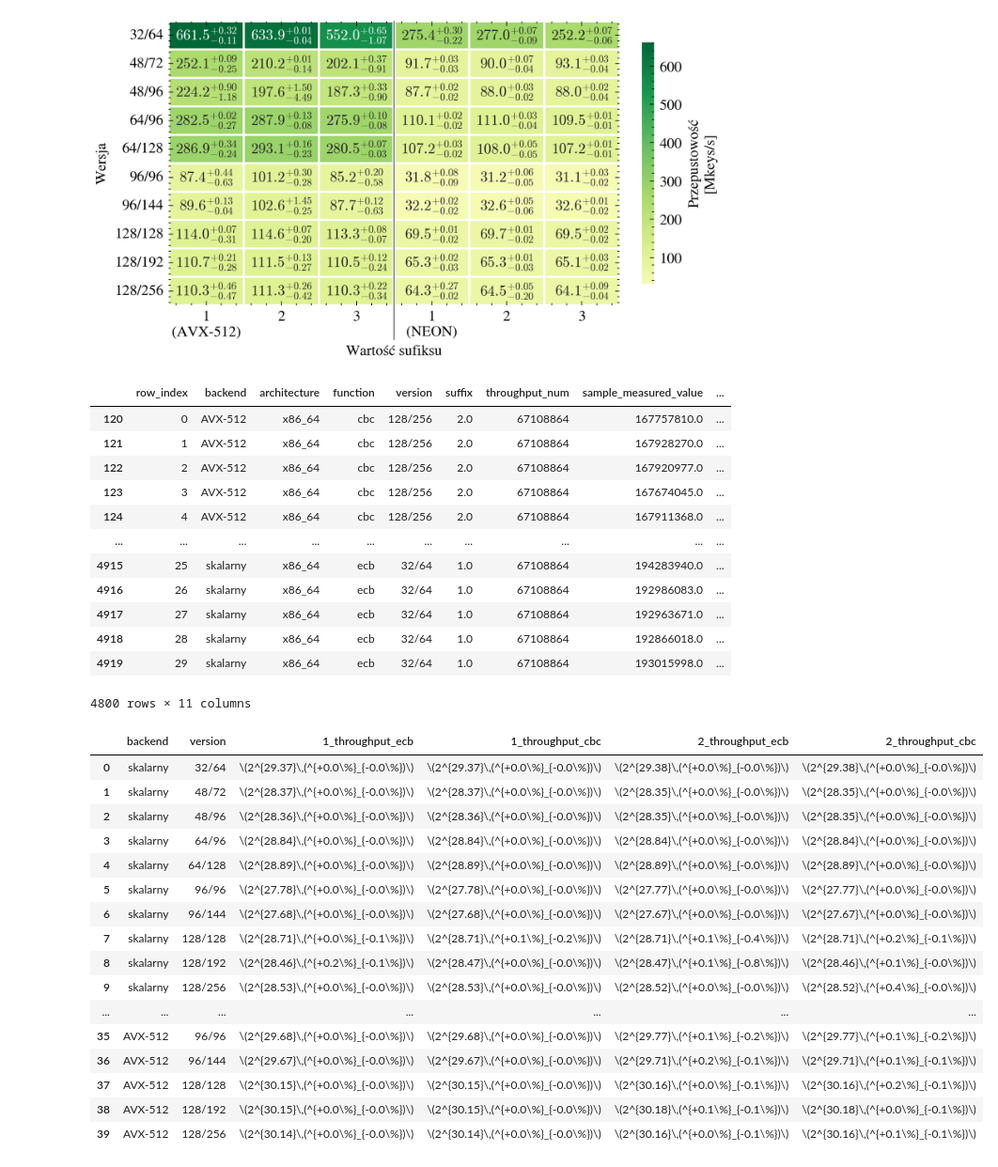
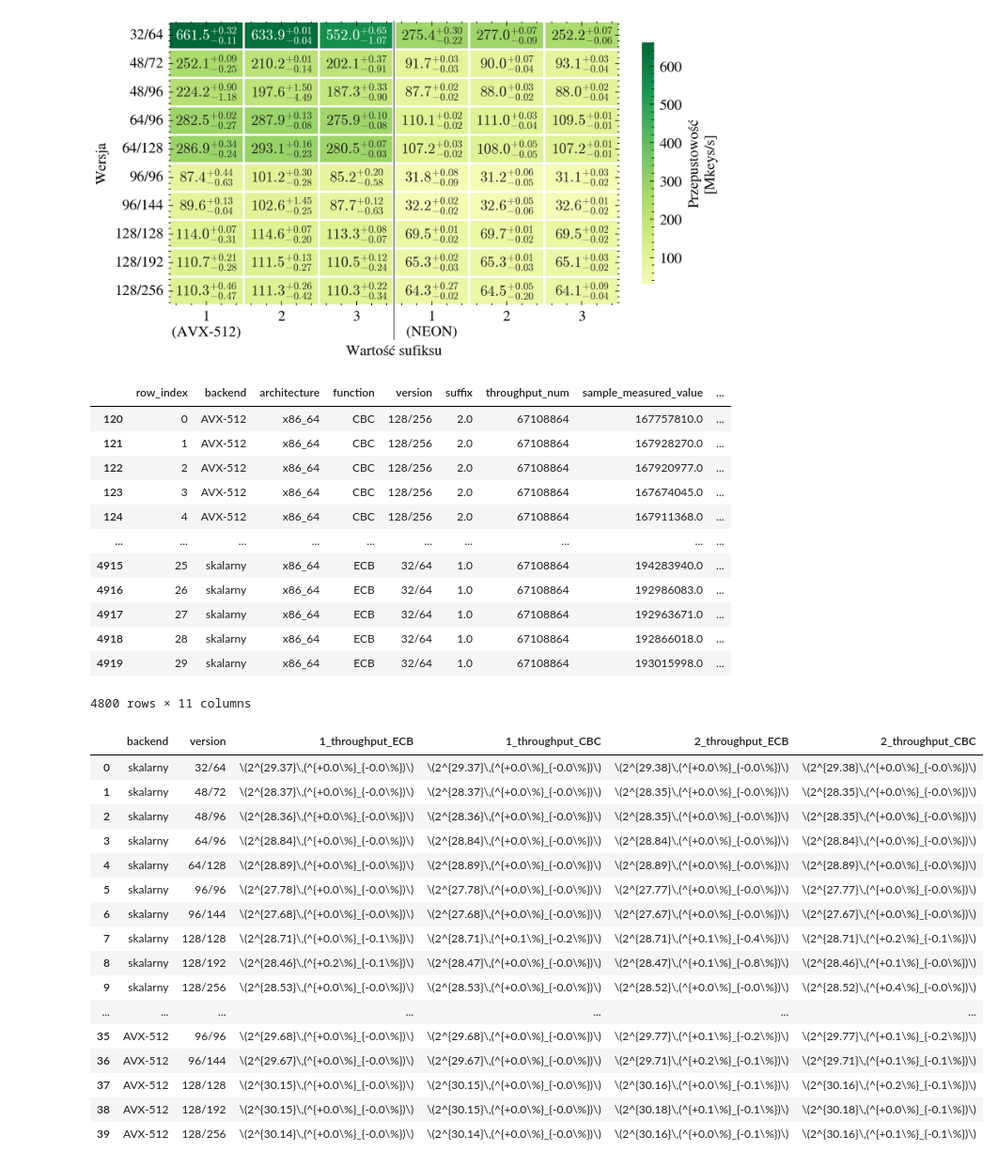
Before and after one commit to jan-chojnacki/SpeckProbe, a Jupyter notebook: analysis/notebooks/criterion.ipynb, the cells around one changed output. Shown at 94% size. Cells and saved outputs as stored; diff of their text form; code cells hidden in the pictures.

```diff
--- a/analysis/notebooks/criterion.ipynb
+++ b/analysis/notebooks/criterion.ipynb
@@ -43,6 +43,7 @@ BACKEND_MAP = {'scalar': 'skalarny', 'sse2': 'SSE2', 'avx2': 'AVX2',
                'avx512': 'AVX-512', 'neon': 'NEON'}
 FUNCTION_MAP = {'decrypt': 'deszyfrowanie', 'encrypt': 'szyfrowanie',
                 'encrypt_inflight': 'szyfrowanie w locie'}
+MODE_MAP = {'ecb': 'ECB', 'cbc': 'CBC'}
 
 version_order = ['32/64', '48/72', '48/96', '64/96', '64/128',
                  '96/96', '96/144', '128/128', '128/192', '128/256']
@@ -56,6 +57,7 @@ def localize(df):
     df['version'] = df['version'].str.replace('_', '/', regex=False)
     df['backend'] = df['backend'].map(BACKEND_MAP).fillna(df['backend'])
     df['function'] = df['function'].map(FUNCTION_MAP).fillna(df['function'])
+    df['function'] = df['function'].map(MODE_MAP).fillna(df['function'])
     return df
 
 
@@ -581,17 +583,17 @@ system_aarch64 = get_system(criterion_aarch64)
 system_x86
 # %% [output]
 |  | row_index | backend | architecture | function | version | suffix | throughput_num | sample_measured_value | ... |
-| 120 | 0 | AVX-512 | x86_64 | cbc | 128/256 | 2.0 | 67108864 | 167757810.0 | ... |
-| 121 | 1 | AVX-512 | x86_64 | cbc | 128/256 | 2.0 | 67108864 | 167928270.0 | ... |
-| 122 | 2 | AVX-512 | x86_64 | cbc | 128/256 | 2.0 | 67108864 | 167920977.0 | ... |
-| 123 | 3 | AVX-512 | x86_64 | cbc | 128/256 | 2.0 | 67108864 | 167674045.0 | ... |
-| 124 | 4 | AVX-512 | x86_64 | cbc | 128/256 | 2.0 | 67108864 | 167911368.0 | ... |
+| 120 | 0 | AVX-512 | x86_64 | CBC | 128/256 | 2.0 | 67108864 | 167757810.0 | ... |
+| 121 | 1 | AVX-512 | x86_64 | CBC | 128/256 | 2.0 | 67108864 | 167928270.0 | ... |
+| 122 | 2 | AVX-512 | x86_64 | CBC | 128/256 | 2.0 | 67108864 | 167920977.0 | ... |
+| 123 | 3 | AVX-512 | x86_64 | CBC | 128/256 | 2.0 | 67108864 | 167674045.0 | ... |
+| 124 | 4 | AVX-512 | x86_64 | CBC | 128/256 | 2.0 | 67108864 | 167911368.0 | ... |
 | ... | ... | ... | ... | ... | ... | ... | ... | ... | ... |
-| 4915 | 25 | skalarny | x86_64 | ecb | 32/64 | 1.0 | 67108864 | 194283940.0 | ... |
-| 4916 | 26 | skalarny | x86_64 | ecb | 32/64 | 1.0 | 67108864 | 192986083.0 | ... |
-| 4917 | 27 | skalarny | x86_64 | ecb | 32/64 | 1.0 | 67108864 | 192963671.0 | ... |
-| 4918 | 28 | skalarny | x86_64 | ecb | 32/64 | 1.0 | 67108864 | 192866018.0 | ... |
-| 4919 | 29 | skalarny | x86_64 | ecb | 32/64 | 1.0 | 67108864 | 193015998.0 | ... |
+| 4915 | 25 | skalarny | x86_64 | ECB | 32/64 | 1.0 | 67108864 | 194283940.0 | ... |
+| 4916 | 26 | skalarny | x86_64 | ECB | 32/64 | 1.0 | 67108864 | 192986083.0 | ... |
+| 4917 | 27 | skalarny | x86_64 | ECB | 32/64 | 1.0 | 67108864 | 192963671.0 | ... |
+| 4918 | 28 | skalarny | x86_64 | ECB | 32/64 | 1.0 | 67108864 | 192866018.0 | ... |
+| 4919 | 29 | skalarny | x86_64 | ECB | 32/64 | 1.0 | 67108864 | 193015998.0 | ... |
 4800 rows × 11 columns
 # %%
 system_reg_x86 = median_bootstrap(system_x86, ['backend', 'architecture', 'version', 'function', 'suffix'])
@@ -599,7 +601,7 @@ system_reg_aarch64 = median_bootstrap(system_aarch64, ['backend', 'architecture'
 # %%
 INDEX_COLS = ['backend', 'version']
 SUFFIXES = [1, 2]
-MODE_ORDER = ['ecb', 'cbc']
+MODE_ORDER = ['ECB', 'CBC']
 
 
 def fmt_pow2_pct(x, lo, hi):
@@ -630,34 +632,34 @@ def make_prediction_latex(reg_df, backend_order):
     wide = d.set_index(INDEX_COLS + ['suffix', 'function'])['throughput_fmt']
 
     cols = {}
     for suf in SUFFIXES:
         label = int(suf) if float(suf).is_integer() else suf
         for mode in modes:
             if (suf, mode) in pairs:
                 cols[f"{label}_throughput_{mode}"] = wide.xs(
                     (suf, mode), level=('suffix', 'function'))
 
     latex_df = pd.DataFrame(cols).reset_index()
 
     latex_df['_bk'] = pd.Categorical(latex_df['backend'],
                                      categories=backend_order, ordered=True)
     latex_df['_ver'] = pd.Categorical(latex_df['version'],
                                       categories=version_order, ordered=True)
     latex_df = (latex_df.sort_values(['_bk', '_ver'])
                 .drop(columns=['_bk', '_ver'])
                 .reset_index(drop=True))
     return latex_df
 
 
 prediction_latex_x86 = make_prediction_latex(system_reg_x86, backend_order_x86)
 prediction_latex_x86.to_csv("../csv/prediction_results_x86.csv", index=False)
 
 prediction_latex_aarch64 = make_prediction_latex(system_reg_aarch64, backend_order_aarch64)
 prediction_latex_aarch64.to_csv("../csv/prediction_results_aarch64.csv", index=False)
 
 prediction_latex_x86
 # %% [output]
-|  | backend | version | 1_throughput_ecb | 1_throughput_cbc | 2_throughput_ecb | 2_throughput_cbc |
+|  | backend | version | 1_throughput_ECB | 1_throughput_CBC | 2_throughput_ECB | 2_throughput_CBC |
 | 0 | skalarny | 32/64 | \(2^{29.37}\,(^{+0.0\%}_{-0.0\%})\) | \(2^{29.37}\,(^{+0.0\%}_{-0.0\%})\) | \(2^{29.38}\,(^{+0.0\%}_{-0.0\%})\) | \(2^{29.38}\,(^{+0.0\%}_{-0.0\%})\) |
 | 1 | skalarny | 48/72 | \(2^{28.37}\,(^{+0.0\%}_{-0.0\%})\) | \(2^{28.37}\,(^{+0.0\%}_{-0.0\%})\) | \(2^{28.35}\,(^{+0.0\%}_{-0.0\%})\) | \(2^{28.35}\,(^{+0.0\%}_{-0.0\%})\) |
 | 2 | skalarny | 48/96 | \(2^{28.36}\,(^{+0.0\%}_{-0.0\%})\) | \(2^{28.36}\,(^{+0.0\%}_{-0.0\%})\) | \(2^{28.35}\,(^{+0.0\%}_{-0.0\%})\) | \(2^{28.35}\,(^{+0.0\%}_{-0.0\%})\) |
```
Also changed, not shown: parts of 6 cells of this notebook.
